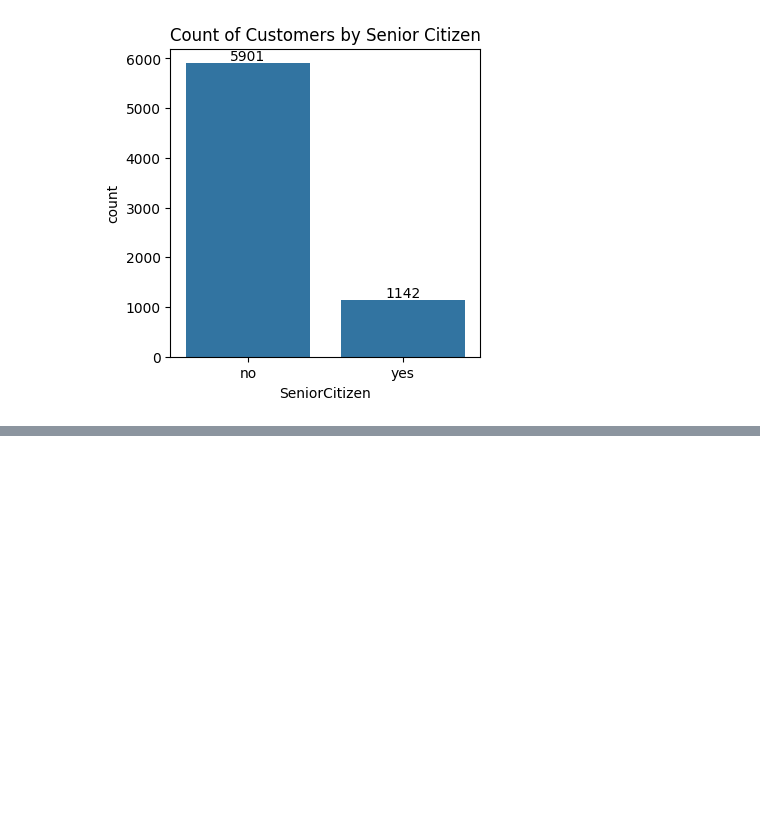
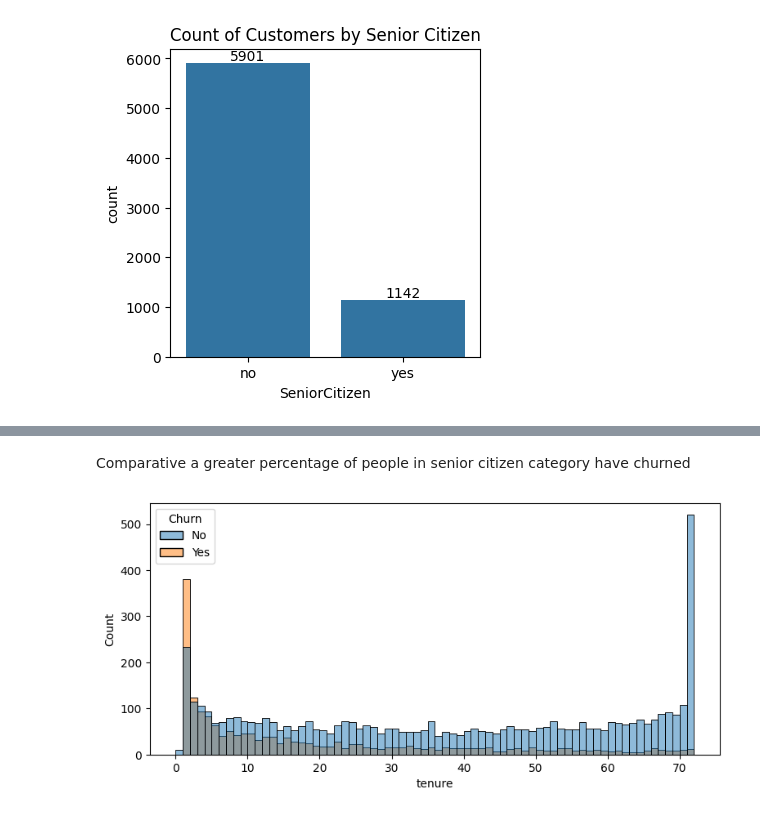
Before and after one commit to Rohit-03-19/DATA-SCIENCE, a Jupyter notebook: project/firstproject.ipynb, the cells around one changed output, grey strips where cells are left out. Cells and saved outputs as stored; diff of their text form; code cells hidden in the pictures; blank space fills up the shorter version.

```diff
--- a/project/firstproject.ipynb
+++ b/project/firstproject.ipynb
@@ -140,0 +141,8 @@ plt.show()
+# %% [markdown]
+Comparative a greater percentage of people in senior citizen category have churned
+# %%
+plt.figure(figsize = (9,4))
+sns.histplot(x = "tenure", data = df, bins = 72, hue = "Churn")
+plt.show()
+# %% [output]
+[figure, added]
```
Also changed, not shown: parts of 9 cells of this notebook.
